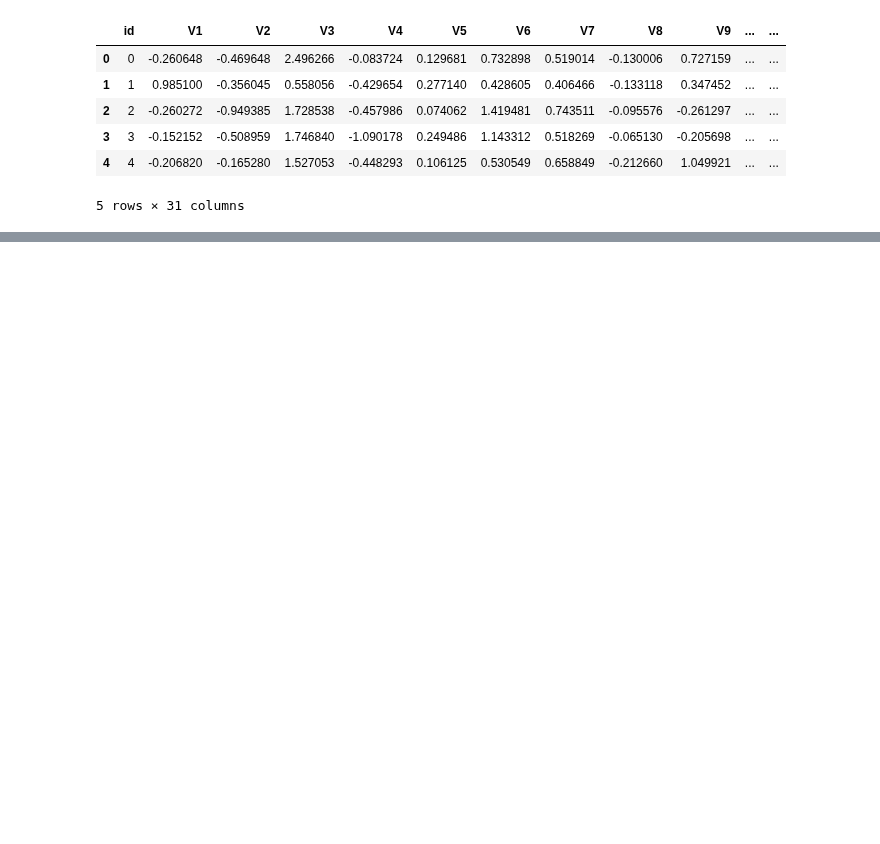
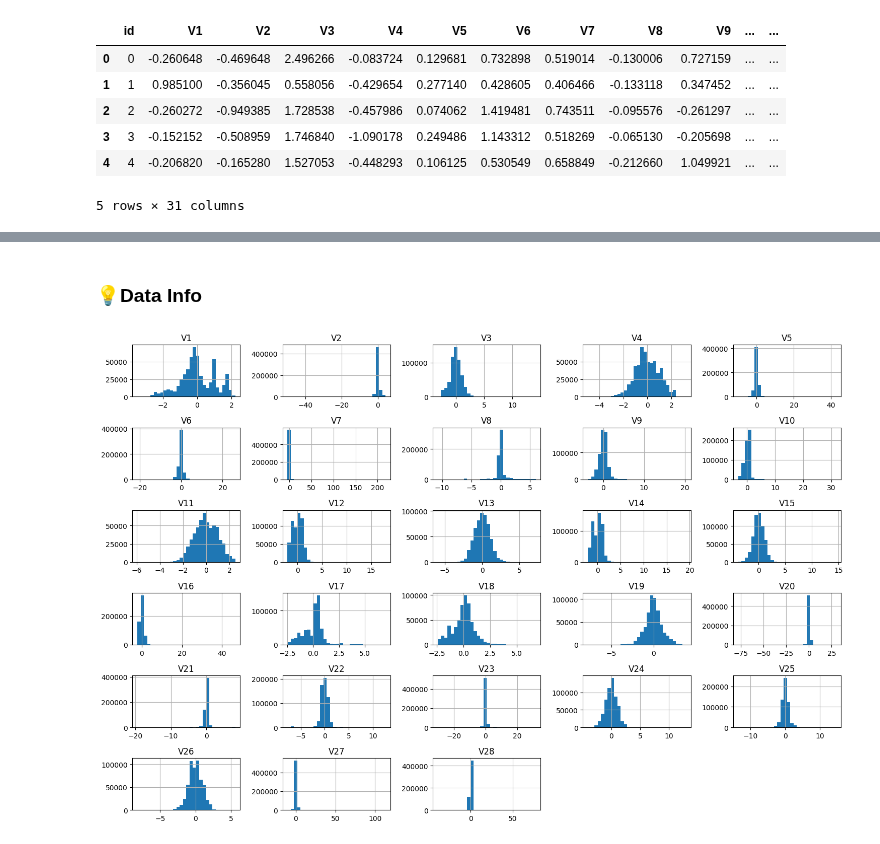
Before and after one commit to Mohamed1Hossam/ML, a Jupyter notebook: Numerical_Dataset/Linear_Regression.ipynb, the cells around one changed output, grey strips where cells are left out. Cells and saved outputs as stored; diff of their text form; code cells hidden in the pictures; blank space fills up the shorter version.

```diff
--- a/Numerical_Dataset/Linear_Regression.ipynb
+++ b/Numerical_Dataset/Linear_Regression.ipynb
@@ -10,6 +13,6 @@ from sklearn.metrics import mean_squared_error, r2_score
 # %%
-df = pd.read_csv("creditcard_2023.csv")
-df.head()
+Data=pd.read_csv('creditcard_2023.csv')
+Data.head()
 # %% [output]
 |  | id | V1 | V2 | V3 | V4 | V5 | V6 | V7 | V8 | V9 | ... | ... |
 | 0 | 0 | -0.260648 | -0.469648 | 2.496266 | -0.083724 | 0.129681 | 0.732898 | 0.519014 | -0.130006 | 0.727159 | ... | ... |
@@ -84,0 +86,8 @@ Mean CV R²: -7.97718862013852e-05
+# %% [markdown]
+### 💡Data Info
+# %%
+Data.loc[:, 'V1':'V28'].hist(bins=30, figsize=(15,10))
+plt.tight_layout()
+plt.show()
+# %% [output]
+[figure, added]
```
Also changed, not shown: parts of 29 cells of this notebook, 2 other files.
